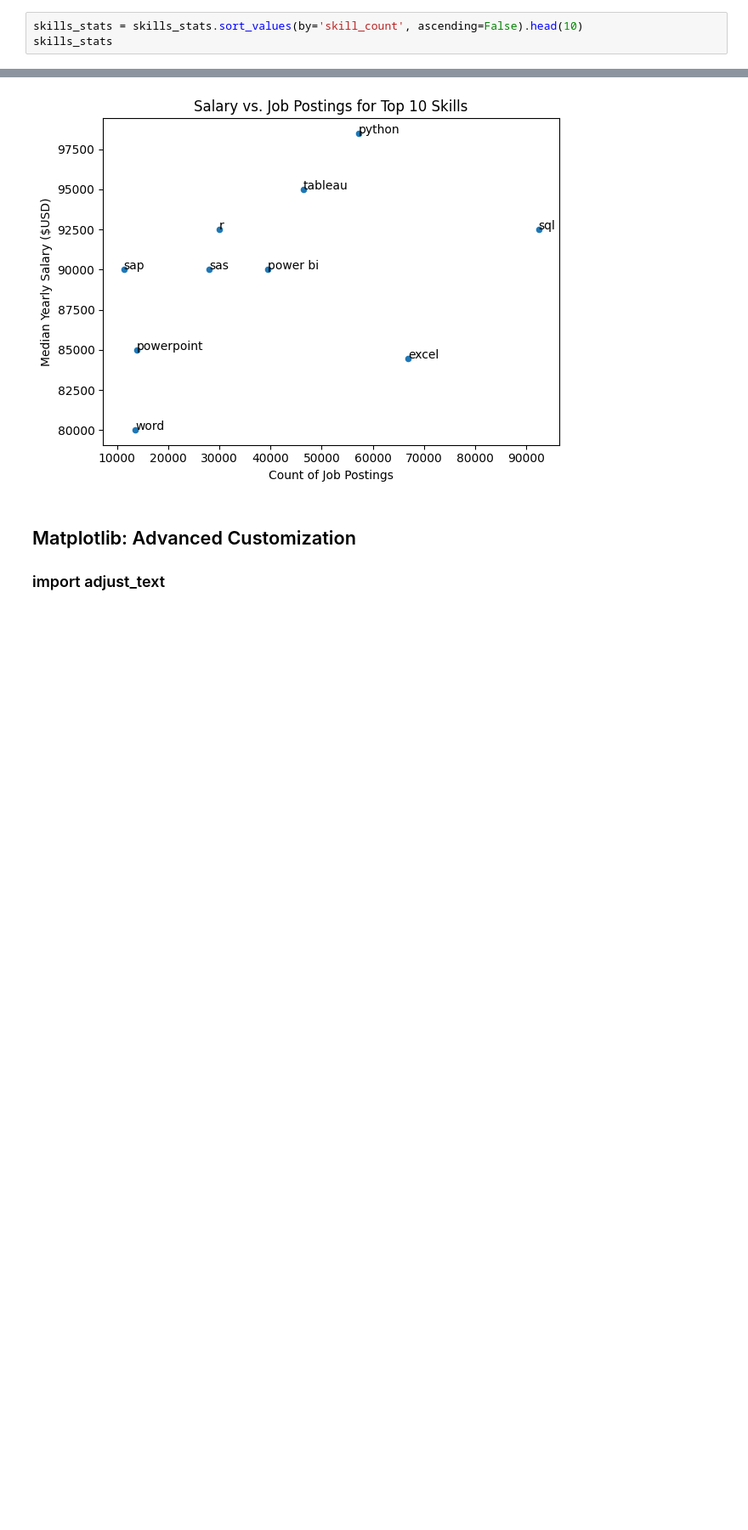
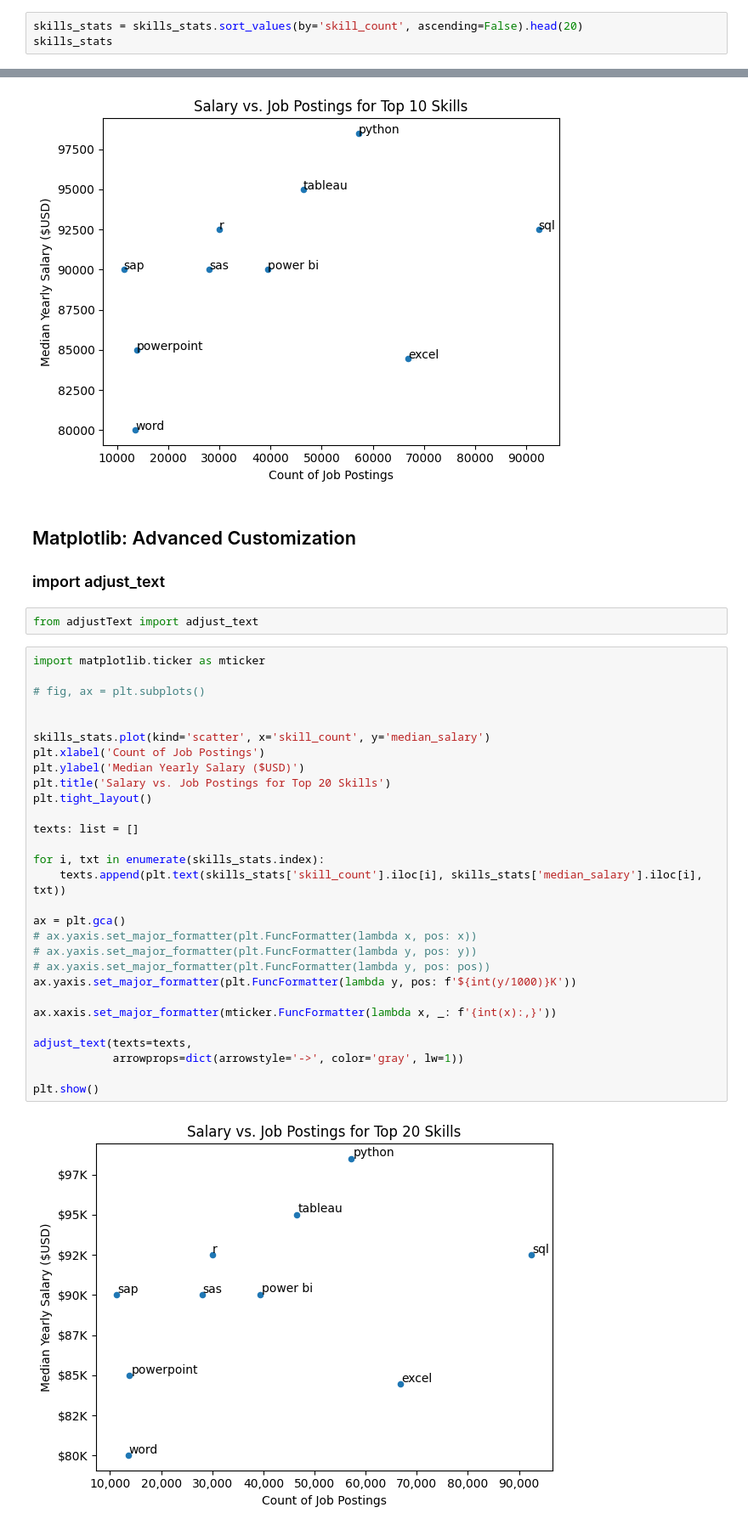
Before and after one commit to Rinskiii/python-for-data-analytics, a Jupyter notebook: advanced_python_for_da.ipynb, the cells around one changed output, grey strips where cells are left out. Shown at 85% size. Cells and saved outputs as stored; diff of their text form; blank space fills up the shorter version.

Commit message:
adjust_text, matplotlib: histograms, box plots

```diff
--- a/advanced_python_for_da.ipynb
+++ b/advanced_python_for_da.ipynb
@@ -719,7 +710,7 @@ skills_stats
 | zoom | 465 | 81167.0 |
 235 rows × 2 columns
 # %%
-skills_stats = skills_stats.sort_values(by='skill_count', ascending=False).head(10)
+skills_stats = skills_stats.sort_values(by='skill_count', ascending=False).head(20)
 skills_stats
 # %% [output]
 |  | skill_count | median_salary |
@@ -750,3 +741,36 @@ plt.show()
 # %% [markdown]
 ## Matplotlib: Advanced Customization
 ### import adjust_text
+# %%
+from adjustText import adjust_text
+# %%
+import matplotlib.ticker as mticker
+
+# fig, ax = plt.subplots()
+
+
+skills_stats.plot(kind='scatter', x='skill_count', y='median_salary')
+plt.xlabel('Count of Job Postings')
+plt.ylabel('Median Yearly Salary ($USD)')
+plt.title('Salary vs. Job Postings for Top 20 Skills')
+plt.tight_layout()
+
+texts: list = []
+
+for i, txt in enumerate(skills_stats.index):
+    texts.append(plt.text(skills_stats['skill_count'].iloc[i], skills_stats['median_salary'].iloc[i], txt))
+
+ax = plt.gca()
+# ax.yaxis.set_major_formatter(plt.FuncFormatter(lambda x, pos: x))
+# ax.yaxis.set_major_formatter(plt.FuncFormatter(lambda y, pos: y))
+# ax.yaxis.set_major_formatter(plt.FuncFormatter(lambda y, pos: pos))
+ax.yaxis.set_major_formatter(plt.FuncFormatter(lambda y, pos: f'${int(y/1000)}K'))
+
+ax.xaxis.set_major_formatter(mticker.FuncFormatter(lambda x, _: f'{int(x):,}'))
+
+adjust_text(texts=texts,
+            arrowprops=dict(arrowstyle='->', color='gray', lw=1))
+
+plt.show()
+# %% [output]
+[figure, added]
```
Also changed, not shown: parts of 17 cells of this notebook.
